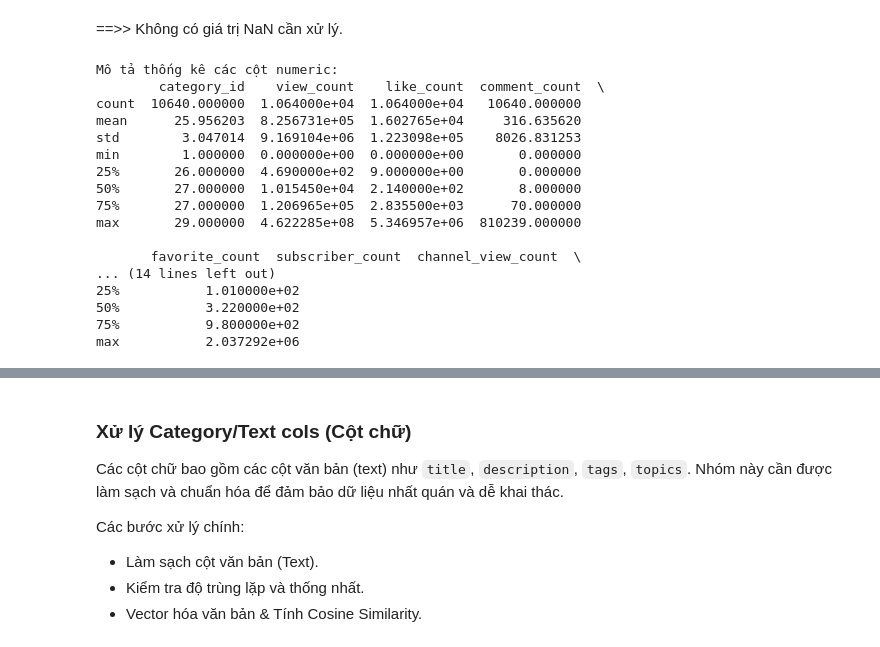
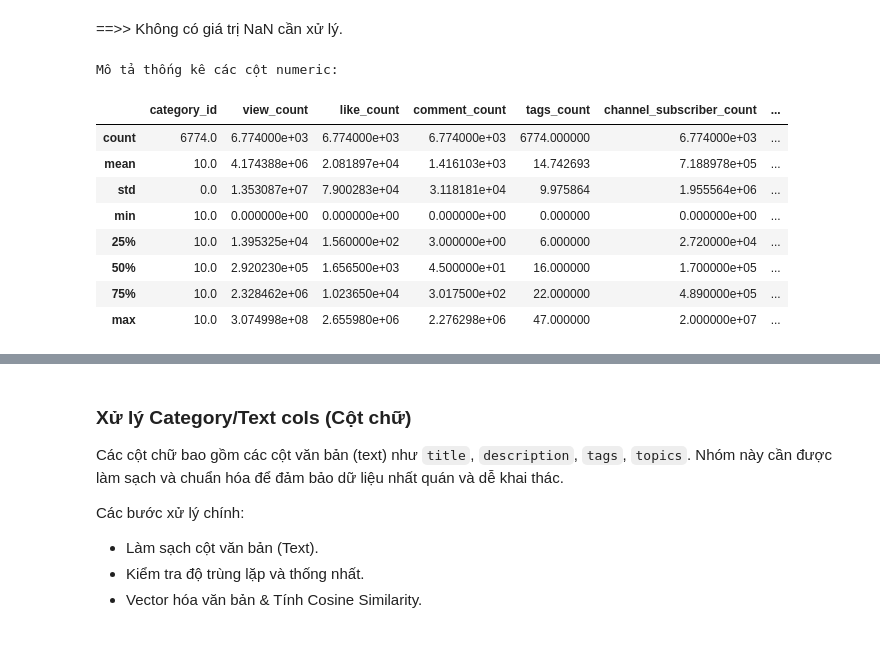
Before and after one commit to phuongth05/finalDV, a Jupyter notebook: notebooks/01_preprocessing_data.ipynb, the cells around one changed output, grey strips where cells are left out. Drawn from its saved outputs; the diff is of its cells as text; code cells hidden in the pictures.

```diff
--- a/notebooks/01_preprocessing_data.ipynb
+++ b/notebooks/01_preprocessing_data.ipynb
@@ -155,0 +202,2 @@ df = df.dropna(subset=['channel_created_at'])
+# %%
+df = df.dropna(subset=['comment_count'])
@@ -170,6 +239,5 @@ Ta lựa chọn phương án đơn giản và an toàn: điền giá trị rỗn
 # %%
-# Topics
-df['topics'] = df['topics'].fillna('')
+df['topic_categories'] = df['topic_categories'].fillna('')
 # %% [markdown]
 ## Bước 3: Làm sạch và Chuẩn hóa dữ liệu
 
@@ -227,7 +295,3 @@ Vì vậy, ta sẽ tiến hành loại bỏ `video_id` và `channel_id` ra khỏ
-# %%
-df.drop(columns=['video_id'], inplace=True)
-
-df.drop(columns=['channel_id'], inplace=True)
 # %% [markdown]
 ### `category_id`
 
@@ -249,6 +313,6 @@ print(df['category_id'].unique()[:10])
 - Đúng kiểu dữ liệu (int64 hoặc float64).
 - Loại bỏ giá trị bất thường (kiểm tra và xử lý các outlier hoặc giá trị âm không hợp lý).
 # %%
-numeric_cols = ['category_id', 'view_count', 'like_count', 'comment_count', 'favorite_count', 'subscriber_count', 'channel_view_count', 'channel_video_count']
+numeric_cols = ['category_id', 'view_count', 'like_count', 'comment_count', 'tags_count', 'channel_subscriber_count', 'channel_view_count', 'channel_video_count']
 print("Các cột numeric:", numeric_cols)
 # %% [output]
@@ -276,22 +340,15 @@ dtype: int64
 # %%
 # Kiểm tra giá trị Numeric
 print("Mô tả thống kê các cột numeric:")
-print(df[numeric_cols].describe())
+df[numeric_cols].describe()
 # %% [output]
 Mô tả thống kê các cột numeric:
-        category_id    view_count    like_count  comment_count  \
-count  10640.000000  1.064000e+04  1.064000e+04   10640.000000
-mean      25.956203  8.256731e+05  1.602765e+04     316.635620
-std        3.047014  9.169104e+06  1.223098e+05    8026.831253
-min        1.000000  0.000000e+00  0.000000e+00       0.000000
-25%       26.000000  4.690000e+02  9.000000e+00       0.000000
-50%       27.000000  1.015450e+04  2.140000e+02       8.000000
-75%       27.000000  1.206965e+05  2.835500e+03      70.000000
-max       29.000000  4.622285e+08  5.346957e+06  810239.000000
-
-       favorite_count  subscriber_count  channel_view_count  \
-... (14 lines left out)
-25%           1.010000e+02
-50%           3.220000e+02
-75%           9.800000e+02
-max           2.037292e+06
+|  | category_id | view_count | like_count | comment_count | tags_count | channel_subscriber_count | ... |
+| count | 6774.0 | 6.774000e+03 | 6.774000e+03 | 6.774000e+03 | 6774.000000 | 6.774000e+03 | ... |
+| mean | 10.0 | 4.174388e+06 | 2.081897e+04 | 1.416103e+03 | 14.742693 | 7.188978e+05 | ... |
+| std | 0.0 | 1.353087e+07 | 7.900283e+04 | 3.118181e+04 | 9.975864 | 1.955564e+06 | ... |
+| min | 10.0 | 0.000000e+00 | 0.000000e+00 | 0.000000e+00 | 0.000000 | 0.000000e+00 | ... |
+| 25% | 10.0 | 1.395325e+04 | 1.560000e+02 | 3.000000e+00 | 6.000000 | 2.720000e+04 | ... |
+| 50% | 10.0 | 2.920230e+05 | 1.656500e+03 | 4.500000e+01 | 16.000000 | 1.700000e+05 | ... |
+| 75% | 10.0 | 2.328462e+06 | 1.023650e+04 | 3.017500e+02 | 22.000000 | 4.890000e+05 | ... |
+| max | 10.0 | 3.074998e+08 | 2.655980e+06 | 2.276298e+06 | 47.000000 | 2.000000e+07 | ... |
```
Also changed, not shown: parts of 70 cells of this notebook, 1 other file.
